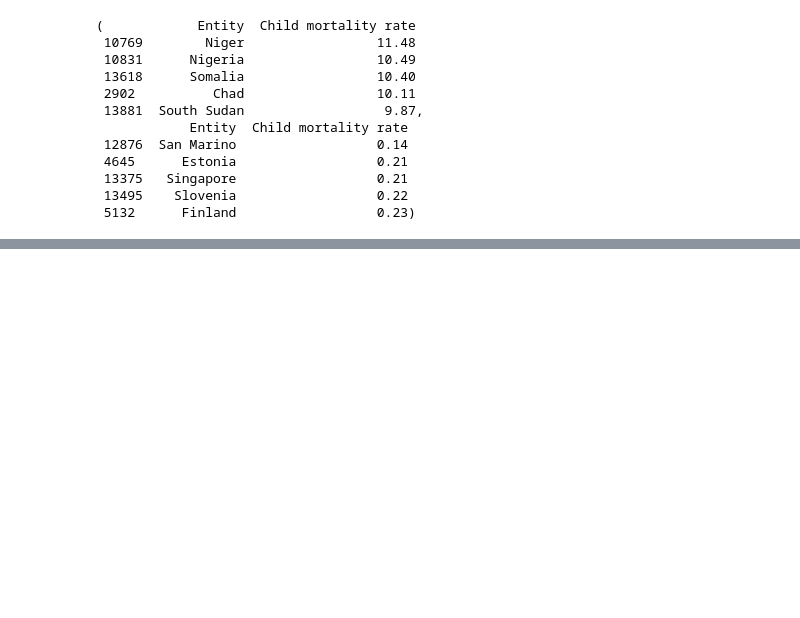
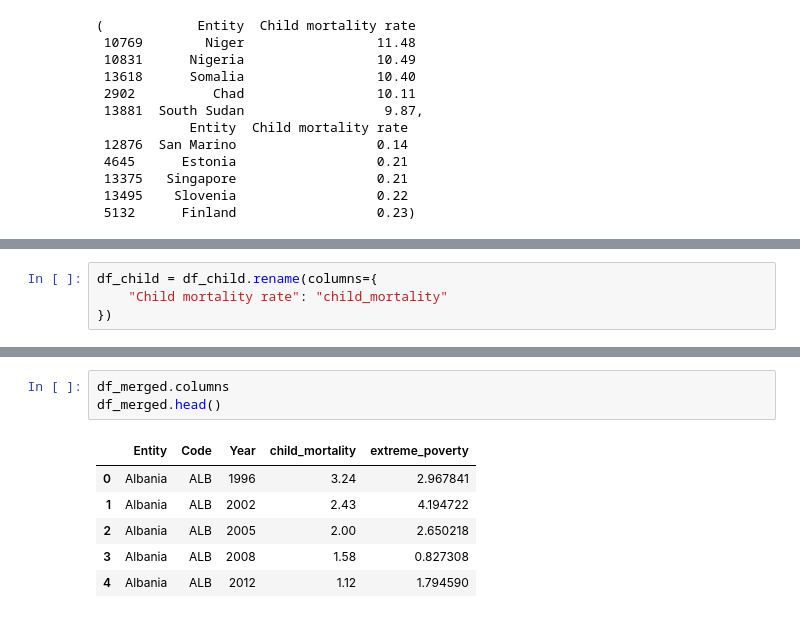
Before and after one commit to weissma8/Kindersterblichkeitsrate, a Jupyter notebook: Kindersterblichkeitsrate.ipynb, the cells around one changed output, grey strips where cells are left out. Cells and saved outputs as stored; diff of their text form; blank space fills up the shorter version.

```diff
--- a/Kindersterblichkeitsrate.ipynb
+++ b/Kindersterblichkeitsrate.ipynb
@@ -290,0 +312,4 @@ top_5_high, top_5_low
+# %%
+df_child = df_child.rename(columns={
+    "Child mortality rate": "child_mortality"
+})
@@ -290,0 +336,10 @@ top_5_high, top_5_low
+# %%
+df_merged.columns
+df_merged.head()
+# %% [output]
+|  | Entity | Code | Year | child_mortality | extreme_poverty |
+| 0 | Albania | ALB | 1996 | 3.24 | 2.967841 |
+| 1 | Albania | ALB | 2002 | 2.43 | 4.194722 |
+| 2 | Albania | ALB | 2005 | 2.00 | 2.650218 |
+| 3 | Albania | ALB | 2008 | 1.58 | 0.827308 |
+| 4 | Albania | ALB | 2012 | 1.12 | 1.794590 |
```
Also changed, not shown: parts of 16 cells of this notebook, 1 other file.
